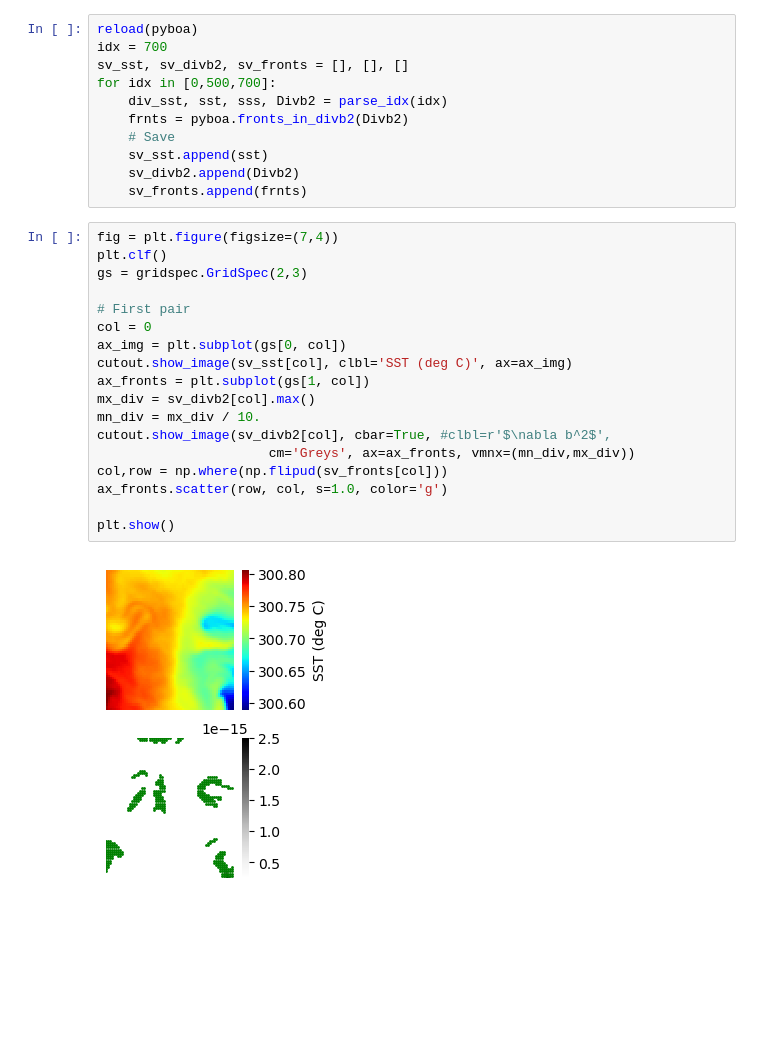
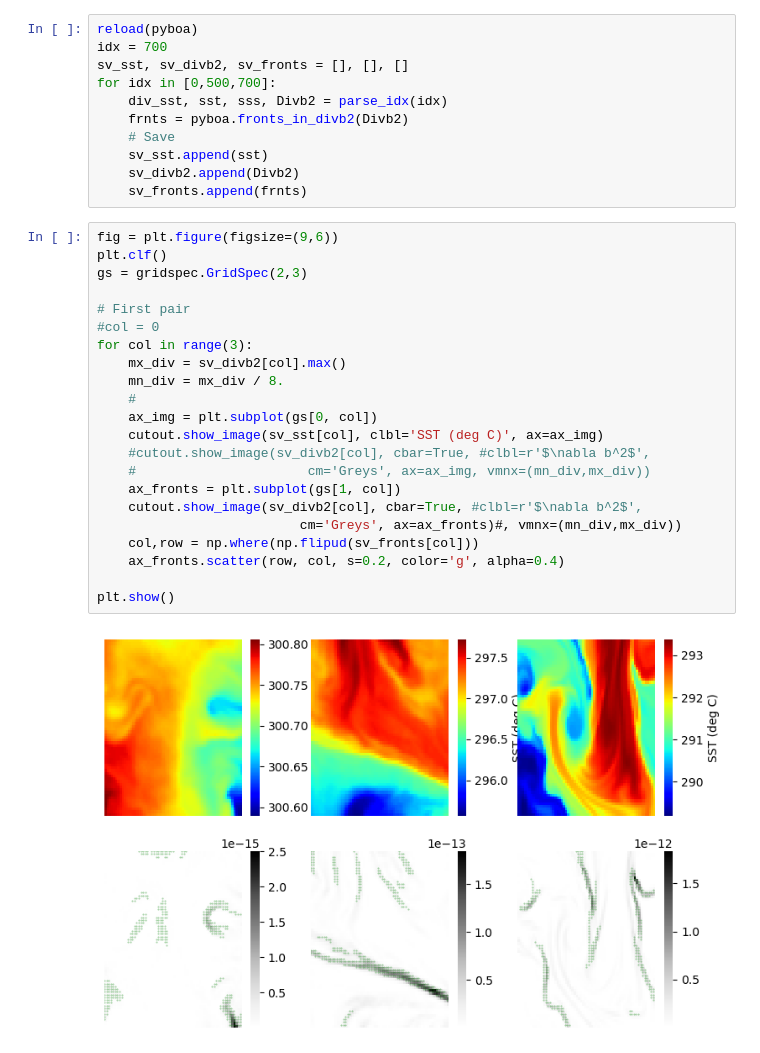
Before and after one commit to Sea-Meets-the-Stars/fronts, a Jupyter notebook: nb/pyBOA_dev.ipynb, the cells around one changed output. Saved outputs shown, nothing was run; the diff lists cells and outputs as text; blank space fills up the shorter version.

```diff
--- a/nb/pyBOA_dev.ipynb
+++ b/nb/pyBOA_dev.ipynb
@@ -229,22 +229,26 @@ for idx in [0,500,700]:
     sv_divb2.append(Divb2)
     sv_fronts.append(frnts)
 # %%
-fig = plt.figure(figsize=(7,4))
+fig = plt.figure(figsize=(9,6))
 plt.clf()
 gs = gridspec.GridSpec(2,3)
 
 # First pair
-col = 0
-ax_img = plt.subplot(gs[0, col])
-cutout.show_image(sv_sst[col], clbl='SST (deg C)', ax=ax_img)
-ax_fronts = plt.subplot(gs[1, col])
-mx_div = sv_divb2[col].max()
-mn_div = mx_div / 10.
-cutout.show_image(sv_divb2[col], cbar=True, #clbl=r'$\nabla b^2$',
-                      cm='Greys', ax=ax_fronts, vmnx=(mn_div,mx_div))
-col,row = np.where(np.flipud(sv_fronts[col]))
-ax_fronts.scatter(row, col, s=1.0, color='g')
+#col = 0
+for col in range(3):
+    mx_div = sv_divb2[col].max()
+    mn_div = mx_div / 8.
+    #
+    ax_img = plt.subplot(gs[0, col])
+    cutout.show_image(sv_sst[col], clbl='SST (deg C)', ax=ax_img)
+    #cutout.show_image(sv_divb2[col], cbar=True, #clbl=r'$\nabla b^2$',
+    #                      cm='Greys', ax=ax_img, vmnx=(mn_div,mx_div))
+    ax_fronts = plt.subplot(gs[1, col])
+    cutout.show_image(sv_divb2[col], cbar=True, #clbl=r'$\nabla b^2$',
+                          cm='Greys', ax=ax_fronts)#, vmnx=(mn_div,mx_div))
+    col,row = np.where(np.flipud(sv_fronts[col]))
+    ax_fronts.scatter(row, col, s=0.2, color='g', alpha=0.4)
 
 plt.show()
 # %% [output]
-[figure, old version]
+[figure, new version]
```
Also changed, not shown: 2 other files.
